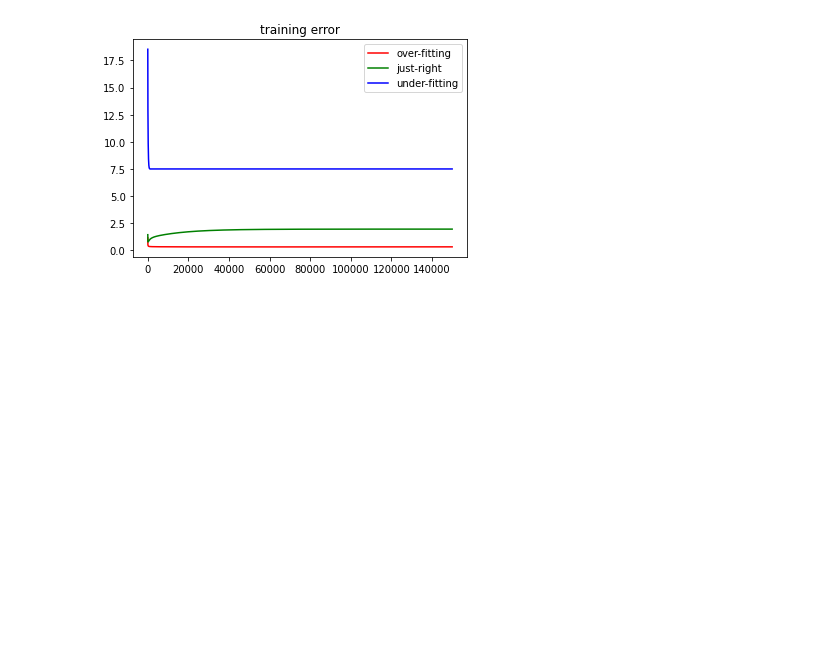
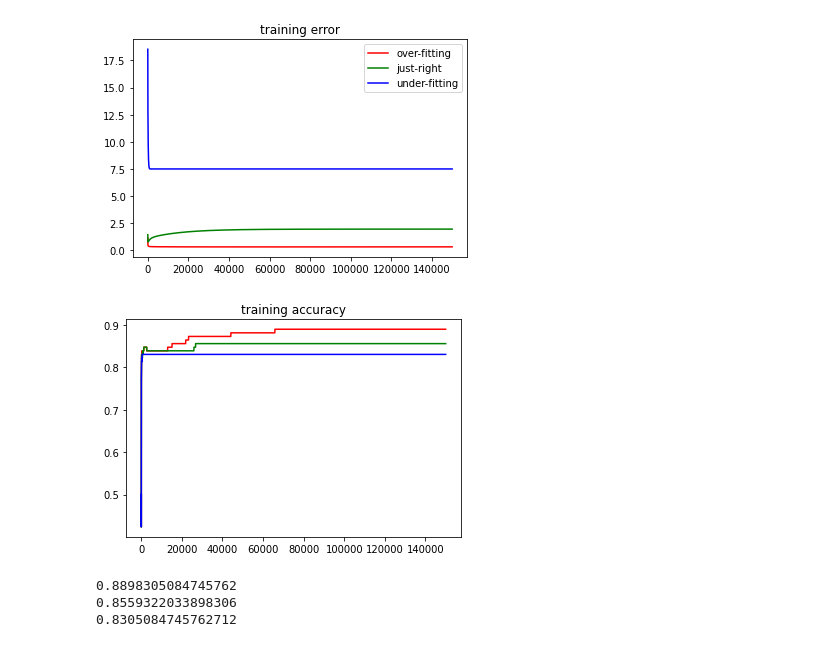
Before and after one commit to ahyen/ML-assignment, a Jupyter notebook: Assignment07.ipynb, the cells around one changed output. Saved outputs shown, nothing was run; the diff lists cells and outputs as text; code cells hidden in the pictures; blank space fills up the shorter version.

Commit message:
Plot the training accuracy

```diff
--- a/Assignment07.ipynb
+++ b/Assignment07.ipynb
@@ -113,3 +113,18 @@ plt.show()
 1.9418073034818253
 7.492258284674943
 [figure]
+# %%
+#plot the training accuracy
+plt.plot(range(0, iteration), lambda1_accuracy_list, 'red')
+plt.plot(range(0, iteration), lambda2_accuracy_list, 'green')
+plt.plot(range(0, iteration), lambda3_accuracy_list, 'blue')
+plt.title('training accuracy')
+plt.show()
+print(lambda1_accuracy_list[-1])
+print(lambda2_accuracy_list[-1])
+print(lambda3_accuracy_list[-1])
+# %% [output]
+[figure, added]
+0.8898305084745762
+0.8559322033898306
+0.8305084745762712
```
